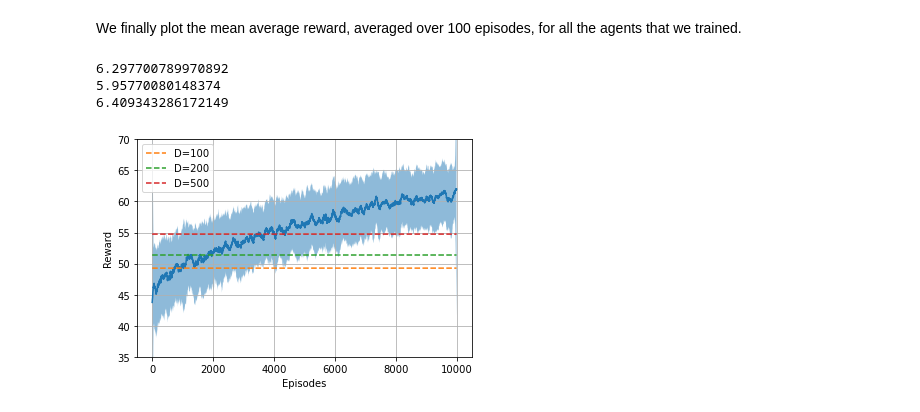
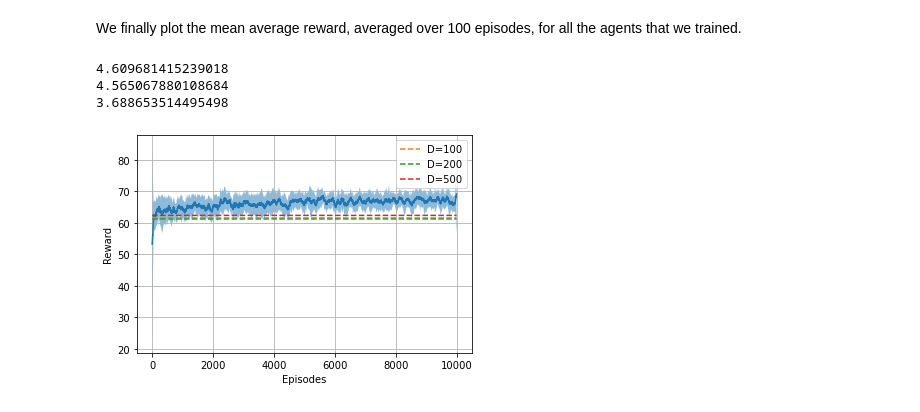
Before and after one commit to FMZennaro/CTF-RL, a Jupyter notebook: Simulation5/Simulation5.ipynb, the cells around one changed output. Saved outputs shown, nothing was run; the diff lists cells and outputs as text; code cells hidden in the pictures.

```diff
--- a/Simulation5/Simulation5.ipynb
+++ b/Simulation5/Simulation5.ipynb
@@ -74,5 +70,6 @@ eps = 0.1
 # %%
 nepisodes_learning = 10000
+ntrials = 20
 
 steps_im0 = np.zeros((ntrials,nepisodes_learning))
 rewards_im0 = np.zeros((ntrials,nepisodes_learning))
@@ -80,8 +77,8 @@ rewards_im0 = np.zeros((ntrials,nepisodes_learning))
 for t in tqdm(range(ntrials)):
 
     agt = agn.Agent(verbose=False)
-    agt.set_learning_options(exploration=eps,
-                         learningrate=lr,
+    agt.set_learning_options(exploration=0.9,
+                         learningrate=0.3,
                          discount=0.9)
 
     for e in range(nepisodes_learning):
@@ -111,8 +108,8 @@ for i in range(len(imitations)):
     for t in tqdm(range(ntrials)):
 
         agt = agn.Agent(verbose=False)
-        agt.set_learning_options(exploration=eps,
-                             learningrate=lr,
+        agt.set_learning_options(exploration=0.9,
+                             learningrate=0.3,
                              discount=0.9)
 
         for l in range(imitations[i]):
@@ -144,7 +141,7 @@ y = np.mean(uniform_filter1d(rewards_im0,size=100,mode='nearest',axis=1),axis=0)
 ystd = np.std(uniform_filter1d(rewards_im0,size=100,mode='nearest'),axis=0)
 plt.plot(x,y)
 plt.fill_between(x,y-ystd,y+ystd,alpha=.5)
-plt.ylim(35,70)
+#plt.ylim(35,70)
 
 # avg_rewards_im0 = []
 # std_rewards_im0 = []
@@ -162,34 +159,34 @@ y = [np.mean(rewards_imN[:,0,:])]*(nepisodes_learning)
 ystd = np.std(np.mean(rewards_imN[:,0,:],axis=1))
 plt.plot(x,y, label='D=100', linestyle='dashed')
 #plt.fill_between(x,y-ystd,y+ystd,alpha=.5)
 print(ystd)
 
 y = [np.mean(rewards_imN[:,1,:])]*(nepisodes_learning)
 ystd = np.std(np.mean(rewards_imN[:,1,:],axis=1))
 plt.plot(x,y, label='D=200', linestyle='dashed')
 #plt.fill_between(x,y-ystd,y+ystd,alpha=.5)
 print(ystd)
 
 y = [np.mean(rewards_imN[:,2,:])]*(nepisodes_learning)
 ystd = np.std(np.mean(rewards_imN[:,2,:],axis=1))
 plt.plot(x,y, label='D=500', linestyle='dashed')
 #plt.fill_between(x,y-ystd,y+ystd,alpha=.5)
 print(ystd)
 
 #plt.plot(np.arange(nepisodes_learning),avg_rewards_im0, label='Standard RL')
 #plt.plot(np.arange(nepisodes_learning),[np.mean(rewards_imN[:,0,:])]*(nepisodes_learning), label='D=100', linestyle='dashed')
 #plt.plot(np.arange(nepisodes_learning),[np.mean(rewards_imN[:,1,:])]*(nepisodes_learning), label='D=200', linestyle='dashed')
 #plt.plot(np.arange(nepisodes_learning),[np.mean(rewards_imN[:,2,:])]*(nepisodes_learning), label='D=500', linestyle='dashed')
 
 plt.xlabel('Episodes')
 plt.ylabel('Reward')
 plt.legend()
 plt.grid()
 
 plt.savefig('simul5_imitation.png')
 plt.show()
 # %% [output]
-6.297700789970892
-5.95770080148374
-6.409343286172149
+4.609681415239018
+4.565067880108684
+3.688653514495498
-[figure, old version]
+[figure, new version]
```
Also changed, not shown: parts of 1 cell of this notebook, 5 other files.
